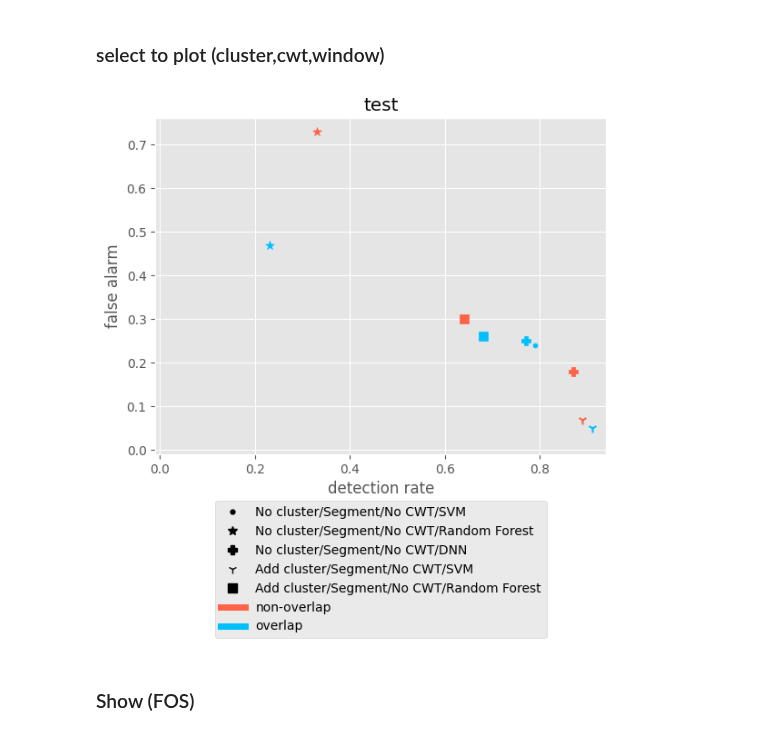
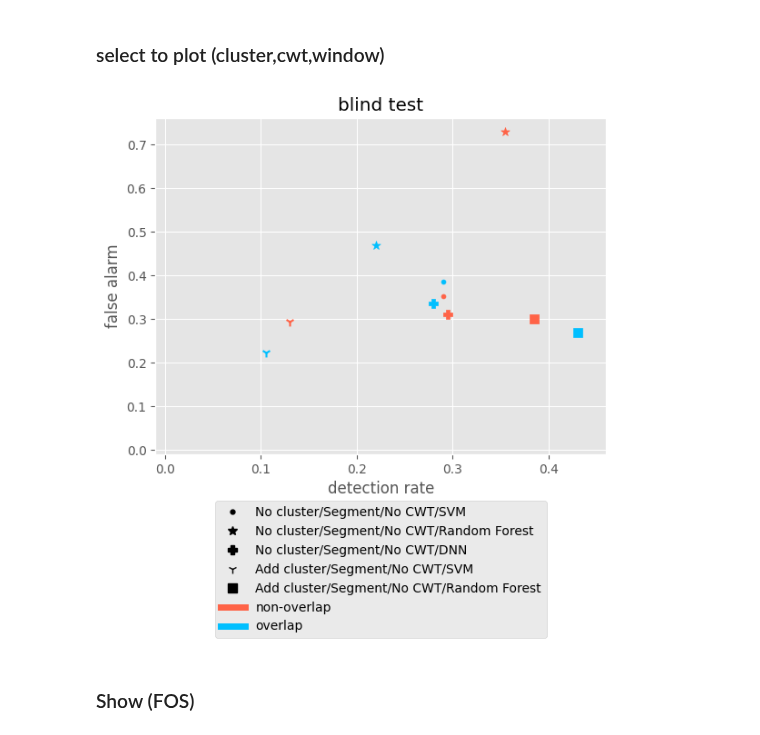
Before and after one commit to IS-Howard/final, a Jupyter notebook: result_ananlysis2.ipynb, the cells around one changed output. Cells and saved outputs as stored; diff of their text form; code cells hidden in the pictures.

```diff
--- a/result_ananlysis2.ipynb
+++ b/result_ananlysis2.ipynb
@@ -231,7 +231,7 @@ plt.savefig(save_root+cmp_titles[compare]+'_'+axess[s]+'_'+str(i+1)+'.png', bbox
 # compare
 compare = 3 # 0 cluster, 2 cwt, 3 window
 sel = [0,2,3,7,13]
-i = 0 # te tt
+i = 1 # te tt
 
 # axes
 axes = ['Accuracy', 'False Alerm', 'Detection Rate']
@@ -296,34 +296,34 @@ x = np.array(x)
 if sel:
     y = y[:,sel]
     x = x[:,sel]
 
 colors = ['tomato','deepskyblue']
 markers = ['.','*','P','1','s']
 for cc in range(2):
     for ss in range(len(sel)):
         # c=ntocls(names[cc][ss])
         # leg = clstolegend(c)
         # plt.scatter(x[cc][ss],y[cc][ss], color=colors[cc], marker=markers[ss], s=50, label=leg)
         plt.scatter(x[cc][ss],y[cc][ss], color=colors[cc], marker=markers[ss], s=50)
 
 plt.title(subtitles[i])
 plt.xlim(-0.01,np.max(x)+0.03)
 plt.xlabel('detection rate')
 plt.ylim(-0.01,np.max(y)+0.03)
 plt.ylabel('false alarm')
 # plt.legend(loc='upper center', bbox_to_anchor=(0.5,-0.12), fancybox=True)
 legs = []
 for v in range(len(sel)):
     c=ntocls(names[0][v])
     leg = clstolegend(c, compare)
     legs.append(Line2D([], [], color='black', marker=markers[v], linestyle='None', markersize=7, label=leg))
 legs.append(Line2D([0], [0], color=colors[0], lw=5, label=legends[compare][0]))
 legs.append(Line2D([0], [0], color=colors[1], lw=5, label=legends[compare][1]))
 plt.legend(handles=legs, loc='upper center', bbox_to_anchor=(0.5,-0.12), fancybox=True)
 
 plt.savefig(save_root+cmp_titles[compare]+'_'+'FA&DR'+'_'+str(i+1)+'.png', bbox_inches="tight")
 # %% [output]
-[figure, old version]
+[figure, new version]
 # %% [markdown]
 ### Show (FOS)
 # %%
```
Also changed, not shown: 2 other files.
